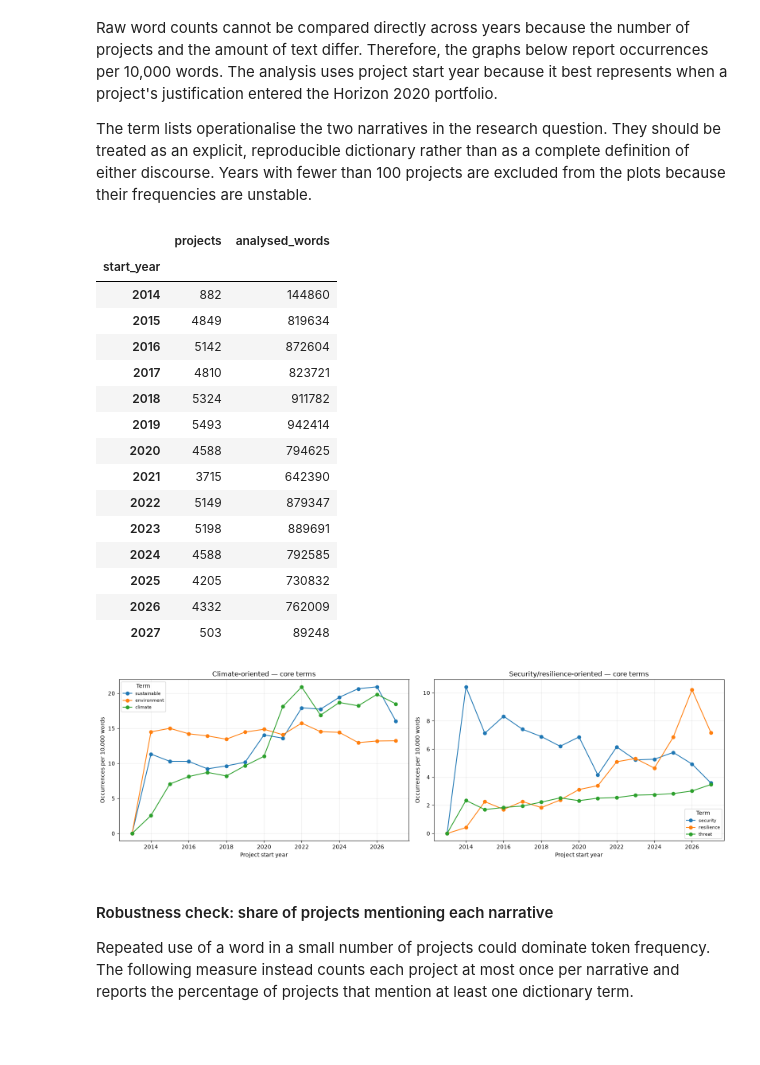
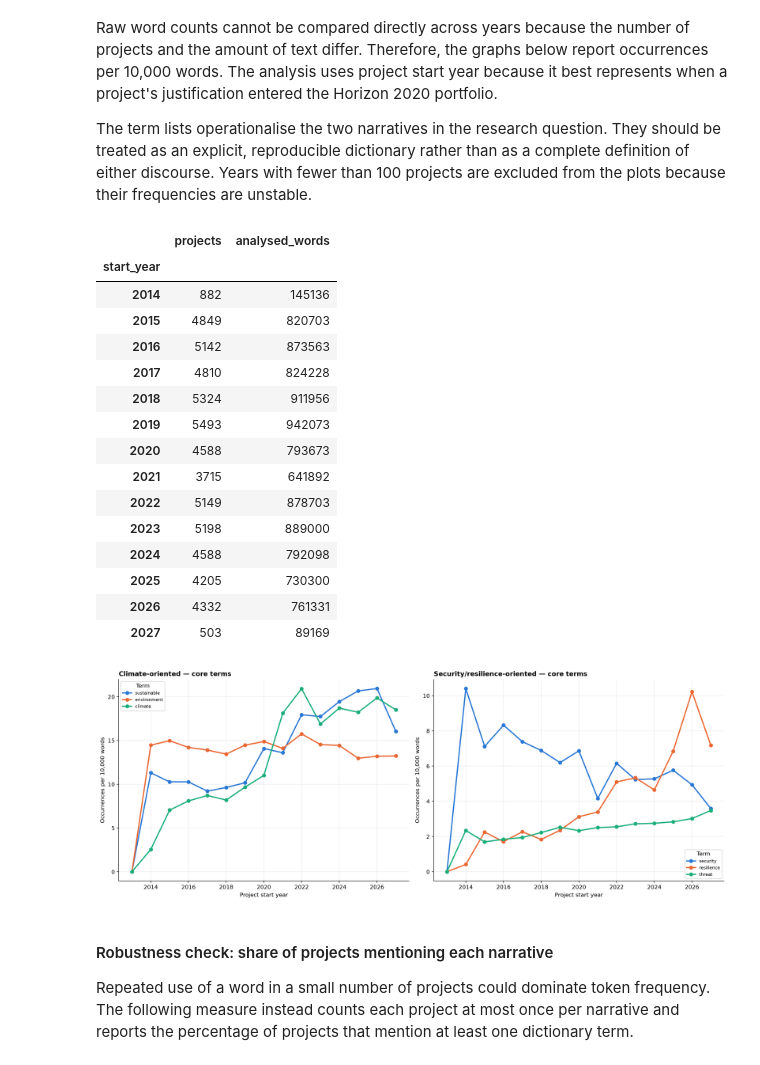
Before and after one commit to kimwilmink/Discourse_Analysis_EU_Budget_Strategy, a Jupyter notebook: bow_and_bertopic_analysis.ipynb, the cells around one changed output. Drawn from its saved outputs; the diff is of its cells as text; code cells hidden in the pictures; blank space fills up the shorter version.

Commit message:
updated graphs and bertopic parameters

```diff
--- a/bow_and_bertopic_analysis.ipynb
+++ b/bow_and_bertopic_analysis.ipynb
@@ -59,6 +59,12 @@ corpus = data["_combined_text"].fillna("").astype(str).tolist()
 print(f"Loaded {len(corpus):,} project texts")
 # %% [output]
 Loaded 58,780 project texts
+# %%
+# Setting colors for plots
+BLUE = "#2a78d6"
+ORANGE = "#eb6834"
+AQUA = "#1baf7a"
+GRAY = "#898781"
 # %% [markdown]
 ## Bag of Words
 # %%
@@ -123,7 +129,7 @@ NARRATIVE_TERMS = {
         "climate", "climate change", "sustainability", "sustainable",
         "environment", "environmental", "renewable", "decarbonisation",
         "decarbonization", "green transition", "climate justice", "global warming",
-        "carbon footprint", "carbon neutrality", "carbon neutral"
+        "carbon footprint", "carbon neutrality", "carbon neutral", "recycle", "circular economy"
     ],
     "Security/resilience-oriented": [
         "security", "resilience", "resilient", "defence", "defense",
@@ -182,43 +188,46 @@ display(year_summary)
 # %% [output]
 |  | projects | analysed_words |
 | start_year |  |  |
-| 2014 | 882 | 144860 |
-| 2015 | 4849 | 819634 |
-| 2016 | 5142 | 872604 |
-| 2017 | 4810 | 823721 |
-| 2018 | 5324 | 911782 |
-| 2019 | 5493 | 942414 |
-| 2020 | 4588 | 794625 |
-| 2021 | 3715 | 642390 |
-| 2022 | 5149 | 879347 |
-| 2023 | 5198 | 889691 |
-| 2024 | 4588 | 792585 |
-| 2025 | 4205 | 730832 |
-| 2026 | 4332 | 762009 |
-| 2027 | 503 | 89248 |
+| 2014 | 882 | 145136 |
+| 2015 | 4849 | 820703 |
+| 2016 | 5142 | 873563 |
+| 2017 | 4810 | 824228 |
+| 2018 | 5324 | 911956 |
+| 2019 | 5493 | 942073 |
+| 2020 | 4588 | 793673 |
+| 2021 | 3715 | 641892 |
+| 2022 | 5149 | 878703 |
+| 2023 | 5198 | 889000 |
+| 2024 | 4588 | 792098 |
+| 2025 | 4205 | 730300 |
+| 2026 | 4332 | 761331 |
+| 2027 | 503 | 89169 |
 # %%
 # Inspect a compact set of core terms for each narrative so the plot stays readable.
-fig, axes = plt.subplots(1, 2, figsize=(16, 5), sharey=False)
+fig, axes = plt.subplots(1, 2, figsize=(16, 6), sharey=False, dpi=200)
 
 for ax, (narrative, narrative_terms) in zip(axes, NARRATIVE_TERMS.items()):
     top_terms = (
         term_frequency[narrative_terms]
         .mean()
         .sort_values(ascending=False)
         .head(3)
         .index.tolist()
     )
-    term_frequency[top_terms].plot(ax=ax, marker="o")
-    ax.set_title(f"{narrative} — core terms")
+    term_frequency[top_terms[0]].plot(ax=ax, marker="o", lw=2.2, color=BLUE)
+    term_frequency[top_terms[1]].plot(ax=ax, marker="o", lw=2.2, color=ORANGE)
+    term_frequency[top_terms[2]].plot(ax=ax, marker="o", lw=2.2, color=AQUA)
+    ax.set_title(f"{narrative} — core terms", fontweight="bold", loc="left")
     ax.set_xlabel("Project start year")
     ax.set_ylabel("Occurrences per 10,000 words")
+    ax.spines[["top", "right"]].set_visible(False)
     ax.grid(alpha=0.25)
     ax.legend(title="Term", fontsize=8)
 
 plt.tight_layout()
 plt.show()
 # %% [output]
-[figure, old version]
+[figure, new version]
 # %% [markdown]
 #### Robustness check: share of projects mentioning each narrative
 
```
Also changed, not shown: parts of 21 cells of this notebook, 2 other files.
